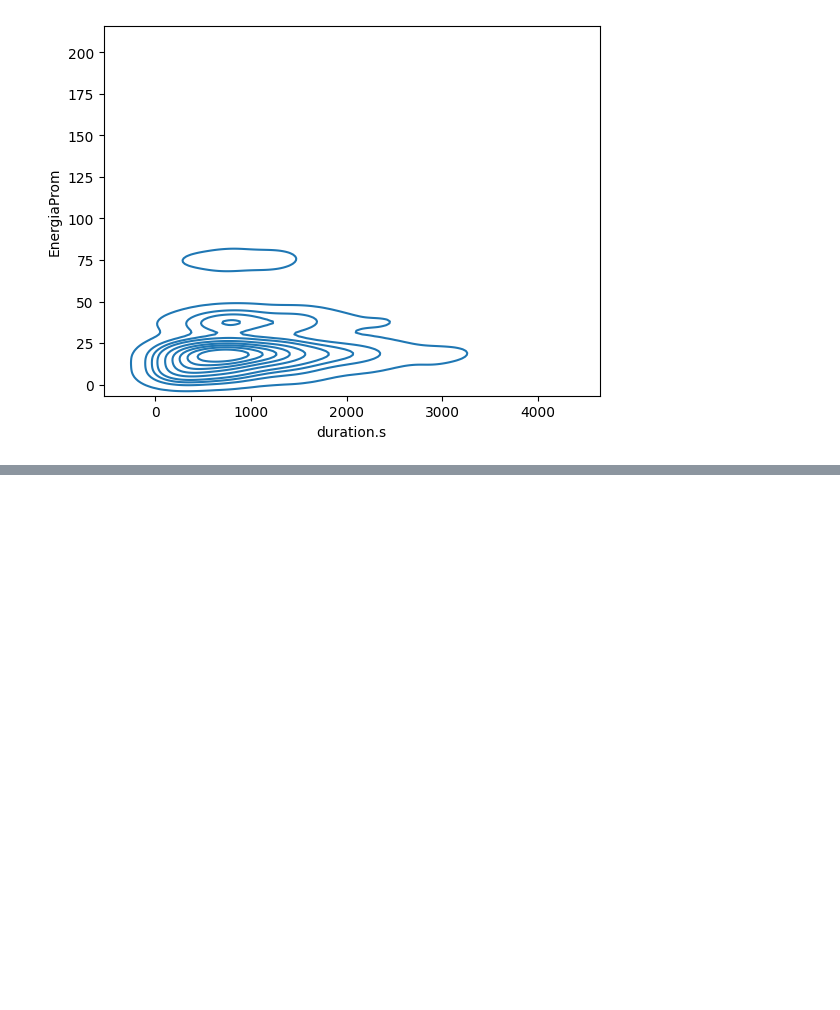
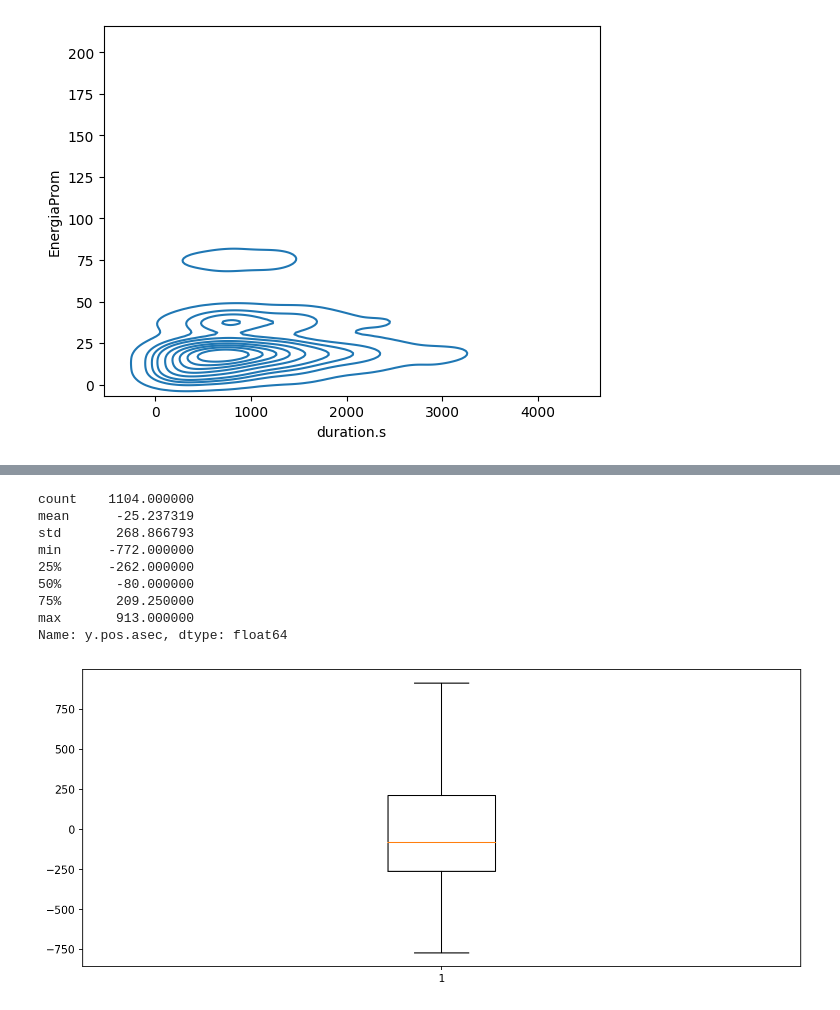
Before and after one commit to Exploratory-Data-Analiysis/Exam_1, a Jupyter notebook: ParcialFC.ipynb, the cells around one changed output, grey strips where cells are left out. Saved outputs shown, nothing was run; the diff lists cells and outputs as text; code cells hidden in the pictures; blank space fills up the shorter version.

Commit message:
Agregue un boxplot de la posicio y con los datos filtrados con Q1 y P1

```diff
--- a/ParcialFC.ipynb
+++ b/ParcialFC.ipynb
@@ -32,8 +32,8 @@ long=[]
 for i in df['EnergiaProm']:
     Frec.append(i/plank)
     long.append(vluz/(i/plank))
-df['Frecuencias']=Frec
-df['LongitudOnda']=long
+df['Frec']=Frec
+df['Long']=long
 #saca las flags en distintos dataframes
 df1=pd.DataFrame(df.value_counts('flag.1'),columns=['Bandera1']).reset_index()
 df2=pd.DataFrame(df.value_counts('flag.2'),columns=['Bandera2']).reset_index()
@@ -105,0 +90,11 @@ sns.kdeplot(data=dfsffull,x='duration.s',y='EnergiaProm')
+# %%
+print(dfsffull['EnergiaMax'])
+energy = dfsffull['energy.kev'] == '12-25' # Se filtra por rango de energias
+dfenergy = dfsffull[energy]
+
+datos = dfsffull['y.pos.asec']
+
+plt.figure(figsize=(12,5), dpi = 150)
+plt.boxplot(datos)
+datos.describe()
+# %% [output]
@@ -105,0 +114,10 @@ sns.kdeplot(data=dfsffull,x='duration.s',y='EnergiaProm')
+count    1104.000000
+mean      -25.237319
+std       268.866793
+min      -772.000000
+25%      -262.000000
+50%       -80.000000
+75%       209.250000
+max       913.000000
+Name: y.pos.asec, dtype: float64
+[figure, added]
```
Also changed, not shown: parts of 2 cells of this notebook.
